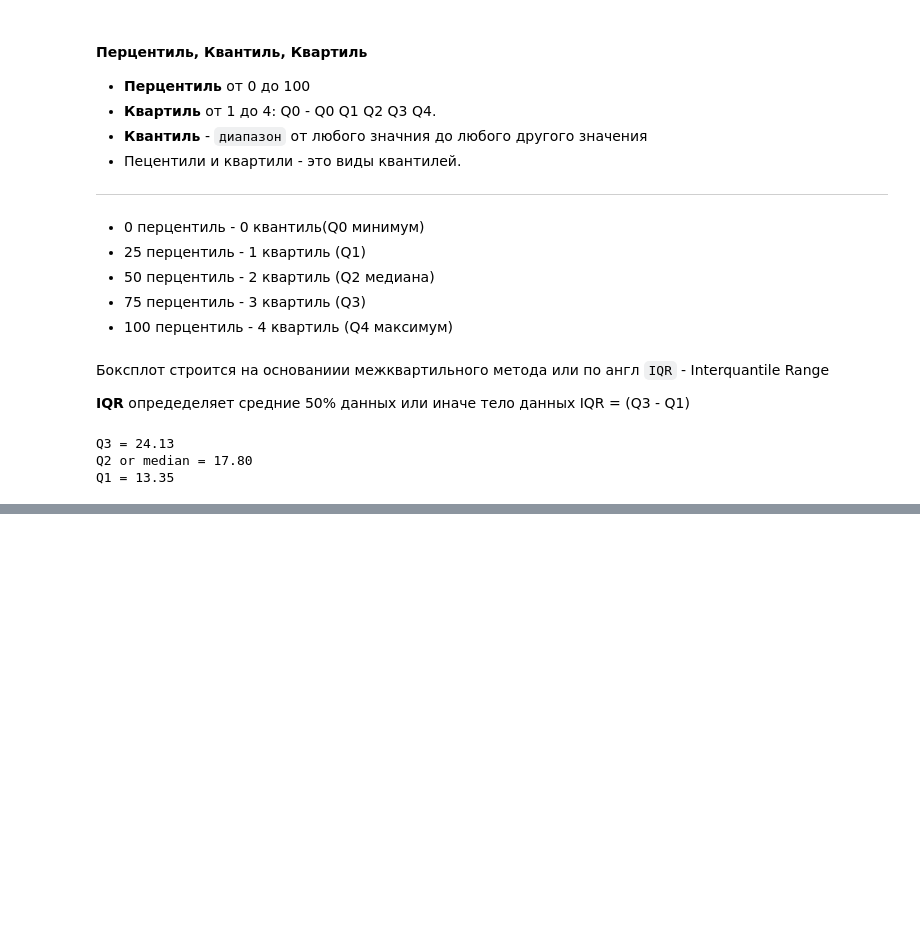
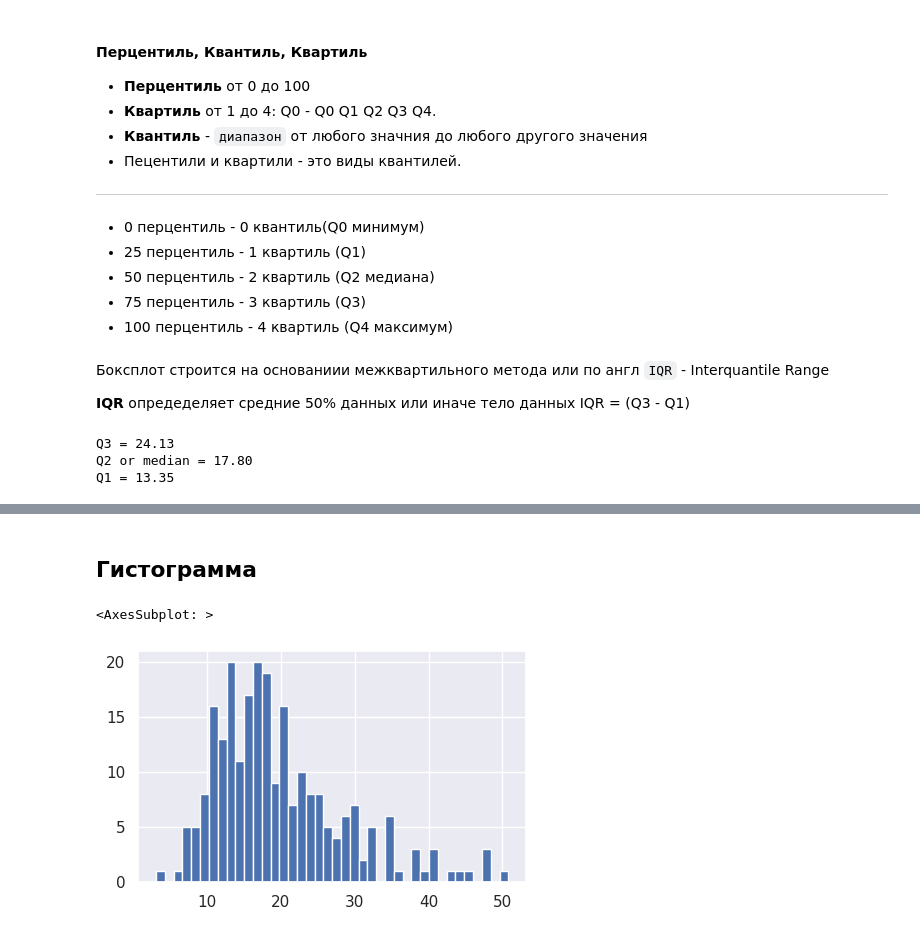
Before and after one commit to cucumberian/mathshub, a Jupyter notebook: lesson-17_seminar/lesson-17-mt.ipynb, the cells around one changed output, grey strips where cells are left out. Saved outputs shown, nothing was run; the diff lists cells and outputs as text; code cells hidden in the pictures; blank space fills up the shorter version.

Commit message:
docs: add info about histogram and boxplot

```diff
--- a/lesson-17_seminar/lesson-17-mt.ipynb
+++ b/lesson-17_seminar/lesson-17-mt.ipynb
@@ -78,0 +163,7 @@ Q1 = 13.35
+# %% [markdown]
+## Гистограмма
+# %%
+tips['total_bill'].hist(figsize=(5, 3), bins=40)
+# %% [output]
+<AxesSubplot: >
+[figure, added]
```
Also changed, not shown: parts of 13 cells of this notebook.
